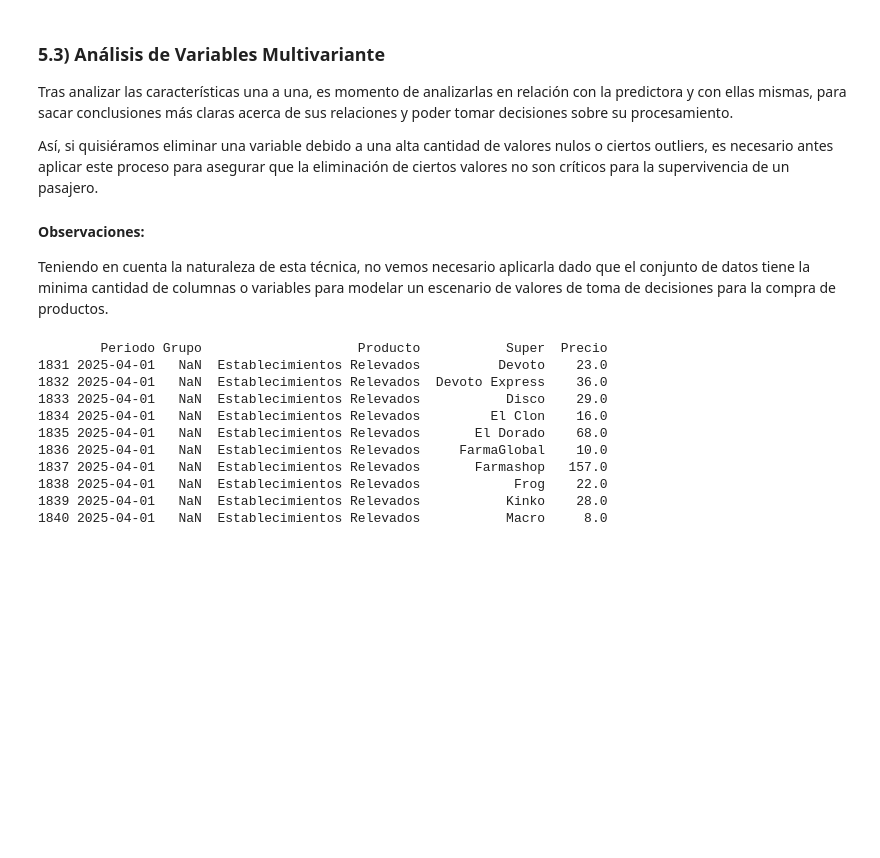
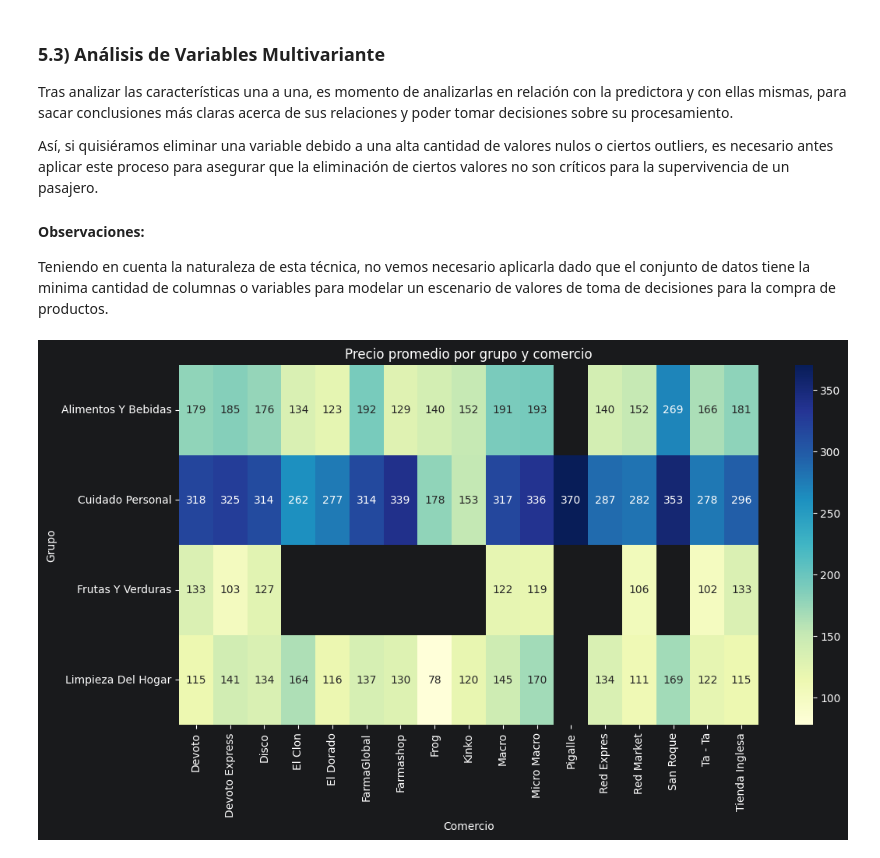
Before and after one commit to magnadata/ucu-python-4-data-analysis-project, a Jupyter notebook: notebooks/practice.ipynb, the cells around one changed output. Drawn from its saved outputs; the diff is of its cells as text; code cells hidden in the pictures; blank space fills up the shorter version.

```diff
--- a/notebooks/practice.ipynb
+++ b/notebooks/practice.ipynb
@@ -454,0 +442,21 @@ A los efectos la variable 'Precios' es la única columna con valores numéricos,
+# %%
+# A continuación vamos a crear un dataframe unificado con los datos depurados y los atributos de los productos extraídos.
+
+try:
+    # Cargamos el dataframe del histórico de precios
+    df_precios = pd.read_csv("../data/processed/df_unico_productos_precios_depurados.csv")
+
+    # Cargamos el dataframe del mapa de precios
+    df_productos = pd.read_csv("../data/processed/mapa_productos_extraidos_canasta.csv", sep=";", encoding="iso-8859-1")
+except ValueError as e:
+    print(f"Caught a ValueError: {e}")
+except Exception as e:
+    print(f"An unexpected error occurred: {e}")
+#finally:
+    #print(df_productos)
+# %%
+# Creando un nuevo dataframe con df_productos + df_precios
+
+df = df_precios.merge(df_productos[['Producto', 'tipo_producto', 'marca', 'presentacion', 'tipo_envoltorio','presentacion_valor', 'presentacion_unidad', 'nombre_comercial', 'canasta_producto', 'canasta_cantidad']], on='Producto', how='left')
+
+df
@@ -488,19 +538,18 @@ Así, si quisiéramos eliminar una variable debido a una alta cantidad de valore
 #### Observaciones:
 Teniendo en cuenta la naturaleza de esta técnica, no vemos necesario aplicarla dado que el conjunto de datos tiene la minima cantidad de columnas o variables para modelar un escenario de valores de toma de decisiones para la compra de productos.
 # %%
-# Exportar data en modo temporal
-#df.to_csv('../data/raw/df.csv', index=False)
-df = df.query('Producto == "Establecimientos Relevados"')
-print(df.head(10))
+tabla_grupo_comercio = df.pivot_table(
+    index="Grupo",
+    columns="Super",
+    values="Precio",
+    aggfunc="mean"
+)
+
+plt.figure(figsize=(12, 6))
+sns.heatmap(tabla_grupo_comercio, annot=True, fmt=".0f", cmap="YlGnBu")
+plt.title("Precio promedio por grupo y comercio")
+plt.xlabel("Comercio")
+plt.ylabel("Grupo")
+plt.show()
 # %% [output]
-        Periodo Grupo                    Producto           Super  Precio
-1831 2025-04-01   NaN  Establecimientos Relevados          Devoto    23.0
-1832 2025-04-01   NaN  Establecimientos Relevados  Devoto Express    36.0
-1833 2025-04-01   NaN  Establecimientos Relevados           Disco    29.0
-1834 2025-04-01   NaN  Establecimientos Relevados         El Clon    16.0
-1835 2025-04-01   NaN  Establecimientos Relevados       El Dorado    68.0
-1836 2025-04-01   NaN  Establecimientos Relevados     FarmaGlobal    10.0
-1837 2025-04-01   NaN  Establecimientos Relevados       Farmashop   157.0
-1838 2025-04-01   NaN  Establecimientos Relevados            Frog    22.0
-1839 2025-04-01   NaN  Establecimientos Relevados           Kinko    28.0
-1840 2025-04-01   NaN  Establecimientos Relevados           Macro     8.0
+[figure, added]
```
Also changed, not shown: parts of 26 cells of this notebook, 7 other files.
